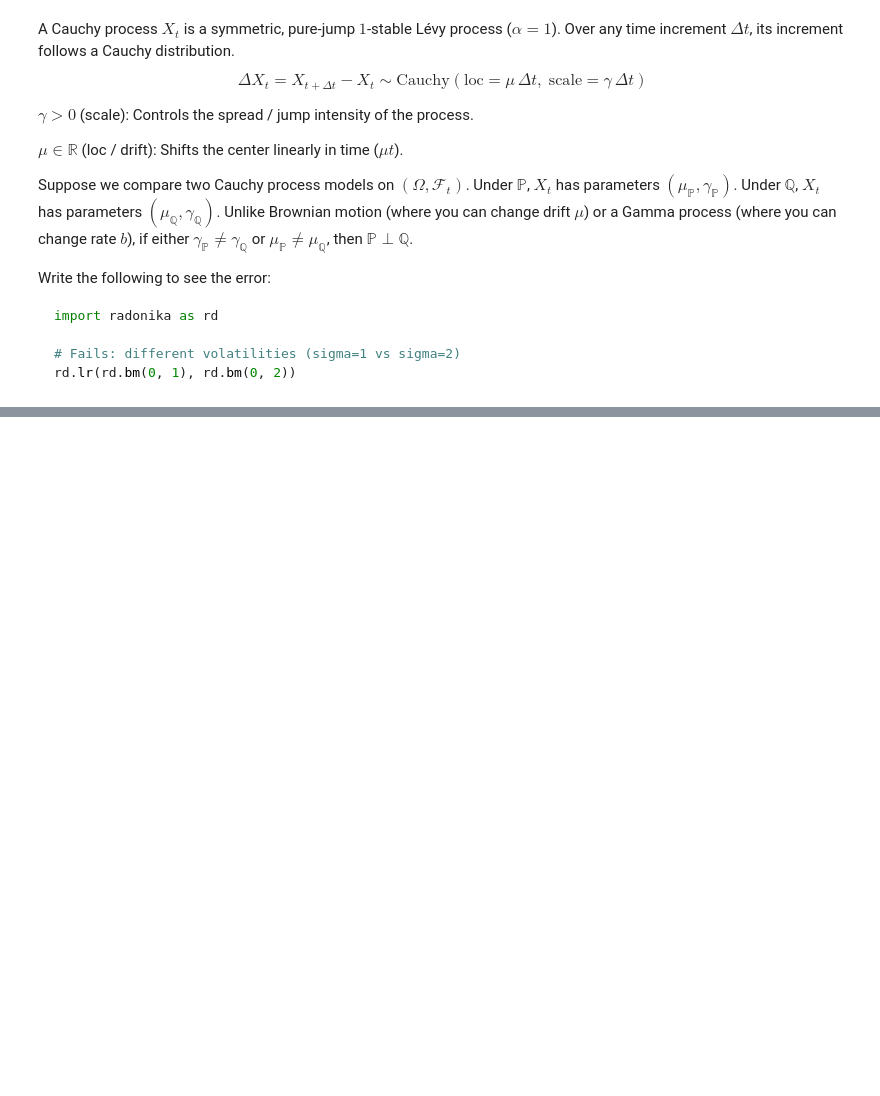
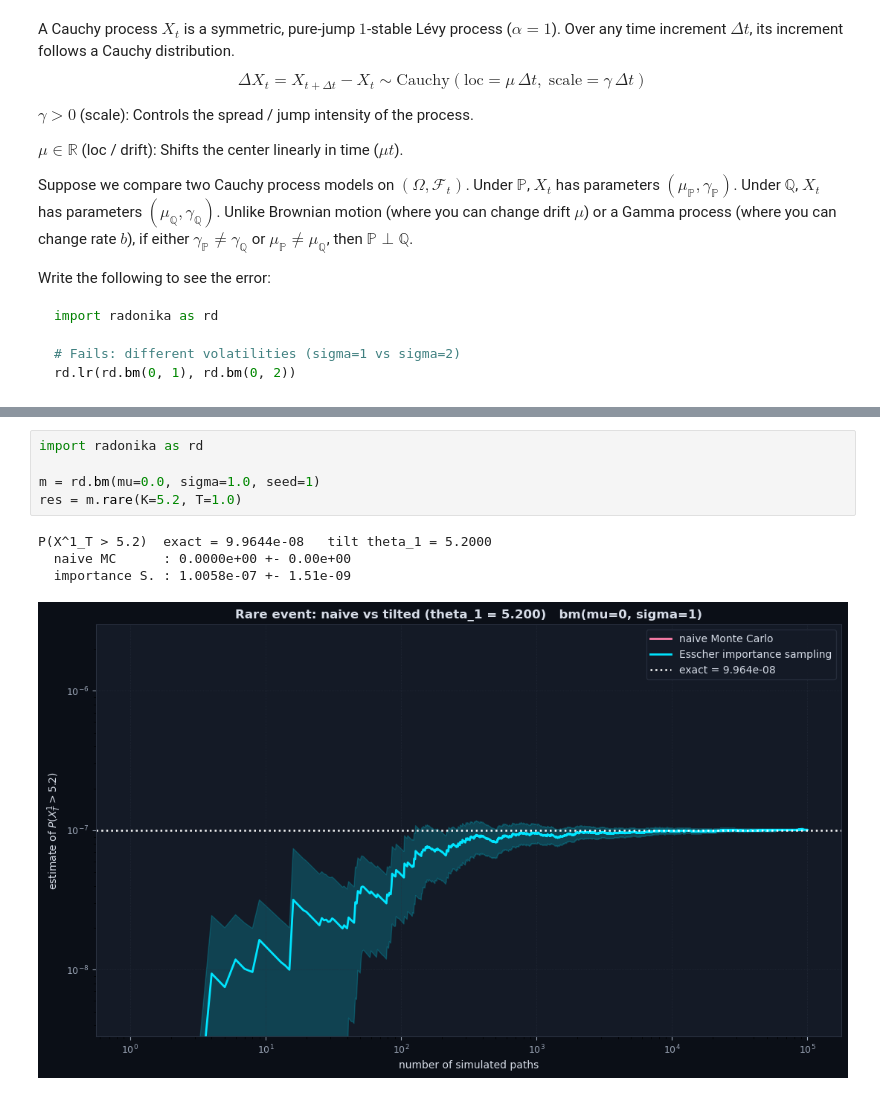
Before and after one commit to kalaapks/radonika_theory-dev, a Jupyter notebook: 01_2D_Stochastic_processes/Math_prerequisites.ipynb, the cells around one changed output, grey strips where cells are left out. Cells and saved outputs as stored; diff of their text form; blank space fills up the shorter version.

```diff
--- a/01_2D_Stochastic_processes/Math_prerequisites.ipynb
+++ b/01_2D_Stochastic_processes/Math_prerequisites.ipynb
@@ -526,0 +674,10 @@ $\bullet$ `KL_rate_exact` prints the exact analytical KL rate so you can compare
+# %%
+import radonika as rd
+
+m = rd.bm(mu=0.0, sigma=1.0, seed=1)
+res = m.rare(K=5.2, T=1.0)
+# %% [output]
+P(X^1_T > 5.2)  exact = 9.9644e-08   tilt theta_1 = 5.2000
+  naive MC      : 0.0000e+00 +- 0.00e+00
+  importance S. : 1.0058e-07 +- 1.51e-09
+[figure, added]
```
Also changed, not shown: parts of 12 cells of this notebook.
